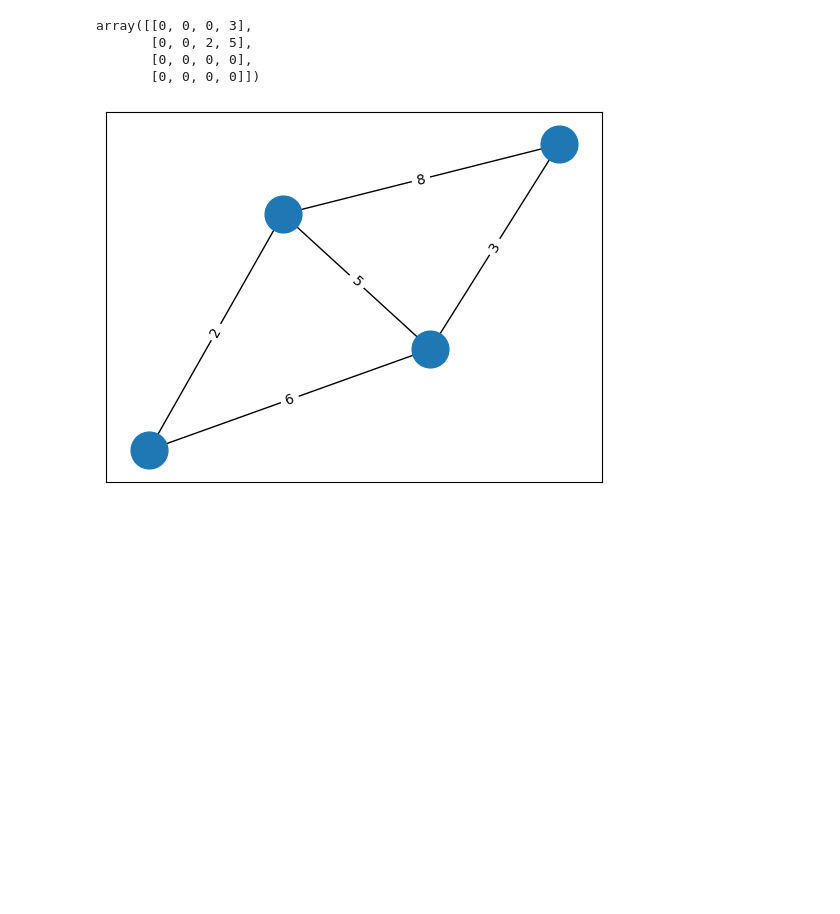
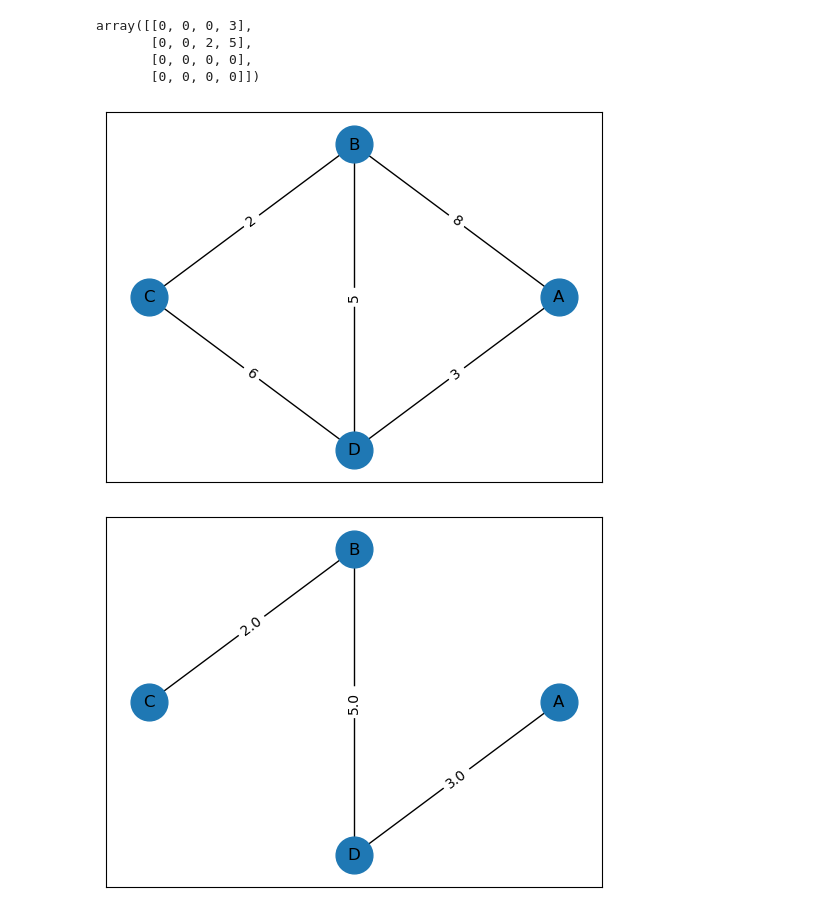
Before and after one commit to leobt23/ADRI, a Jupyter notebook: Projets_final/final1/Class1_FINAL.ipynb, the cells around one changed output. Cells and saved outputs as stored; diff of their text form; code cells hidden in the pictures; blank space fills up the shorter version.

Commit message:
Graph.

```diff
--- a/Projets_final/final1/Class1_FINAL.ipynb
+++ b/Projets_final/final1/Class1_FINAL.ipynb
@@ -229,7 +243,7 @@ for nc in n_customers:
 
         # now we will iterate for the same noise sigma and number of clients nc
         # in order to estimate the error probability for such conditions
-        n_exp=1000 # such number of times
+        n_exp=50 # such number of times
         list_probs=np.zeros(n_exp)
         for kk in range(n_exp):
 
@@ -384,7 +398,7 @@ for nc in n_customers:
 
         # now we will iterate for the same noise sigma and number of clients nc
         # in order to estimate the error probability for such conditions
-        n_exp=1000 # such number of times
+        n_exp=50 # such number of times
         list_probs=np.zeros(n_exp)
         for kk in range(n_exp):
 
@@ -522,7 +536,7 @@ for nc in n_customers:
 
         # now we will iterate for the same noise sigma and number of clients nc
         # in order to estimate the error probability for such conditions
-        n_exp=1000 # such number of times
+        n_exp=50 # such number of times
         list_probs=np.zeros(n_exp)
         for kk in range(n_exp):
 
@@ -660,11 +590,10 @@ C4 -> C
 # %%
-from scipy.sparse import csr_matrix
-from scipy.sparse.csgraph import minimum_spanning_tree
-X = csr_matrix([[0, 8, 0, 3],
-                [0, 0, 2, 5],
-                [0, 0, 0, 6],
-                [0, 0, 0, 0]])
-Tcsr = minimum_spanning_tree(X)
+node_names = ['A', 'B', 'C', 'D']
+X_graph = csr_matrix([[0, 8, 0, 3],
+                [8, 0, 2, 5],
+                [0, 2, 0, 6],
+                [3, 5, 6, 0]])
+Tcsr = minimum_spanning_tree(X_graph)
 Tcsr.toarray().astype(int)
 # %% [output]
 array([[0, 0, 0, 3],
@@ -672,23 +601,31 @@ array([[0, 0, 0, 3],
        [0, 0, 0, 0],
        [0, 0, 0, 0]])
 # %%
-X = csr_matrix([[0, 8, 0, 3],
-                [8, 0, 2, 5],
-                [0, 2, 0, 6],
-                [3, 5, 6, 0]])
-Tcsr = minimum_spanning_tree(X)
-Tcsr.toarray().astype(int)
-
-# display the graph
-def display_graph(X):
+def display_graph(X, node_names=None):
     G = nx.Graph()
     G.add_edges_from([(i, j, {'weight': X[i, j]}) for i in range(X.shape[0]) for j in range(X.shape[1]) if X[i, j] > 0])
-    pos = nx.spring_layout(G)
+
+    # Calculate fixed positions for the nodes in a circular layout
+    num_nodes = X.shape[0]
+    angles = np.linspace(0, 2 * np.pi, num_nodes + 1)[:-1]
+    pos = {i: (np.cos(angle), np.sin(angle)) for i, angle in enumerate(angles)}
+
     nx.draw_networkx_nodes(G, pos, node_size=700)
     nx.draw_networkx_edges(G, pos)
-    nx.draw_networkx_edge_labels(G, pos, edge_labels={(i, j): X[i, j] for i in range(X.shape[0]) for j in range(X.shape[1]) if X[i, j] > 0})
+
+    # Format edge weights with 2 decimal places
+    edge_labels = {(i, j): round(X[i, j], 2) for i in range(X.shape[0]) for j in range(X.shape[1]) if X[i, j] > 0}
+
+    nx.draw_networkx_edge_labels(G, pos, edge_labels=edge_labels)
+
+    if node_names is not None:
+        assert len(node_names) == X.shape[0], "The length of node_names must match the number of nodes in X"
+        nx.draw_networkx_labels(G, pos, labels={i: node_names[i] for i in range(X.shape[0])})
+
     plt.show()
 
-display_graph(X)
+display_graph(X_graph,node_names)
+display_graph(Tcsr.toarray(),node_names)
 # %% [output]
-[figure, old version]
+[figure, new version]
+[figure, added]
```
Also changed, not shown: parts of 16 cells of this notebook, 1 other file.
